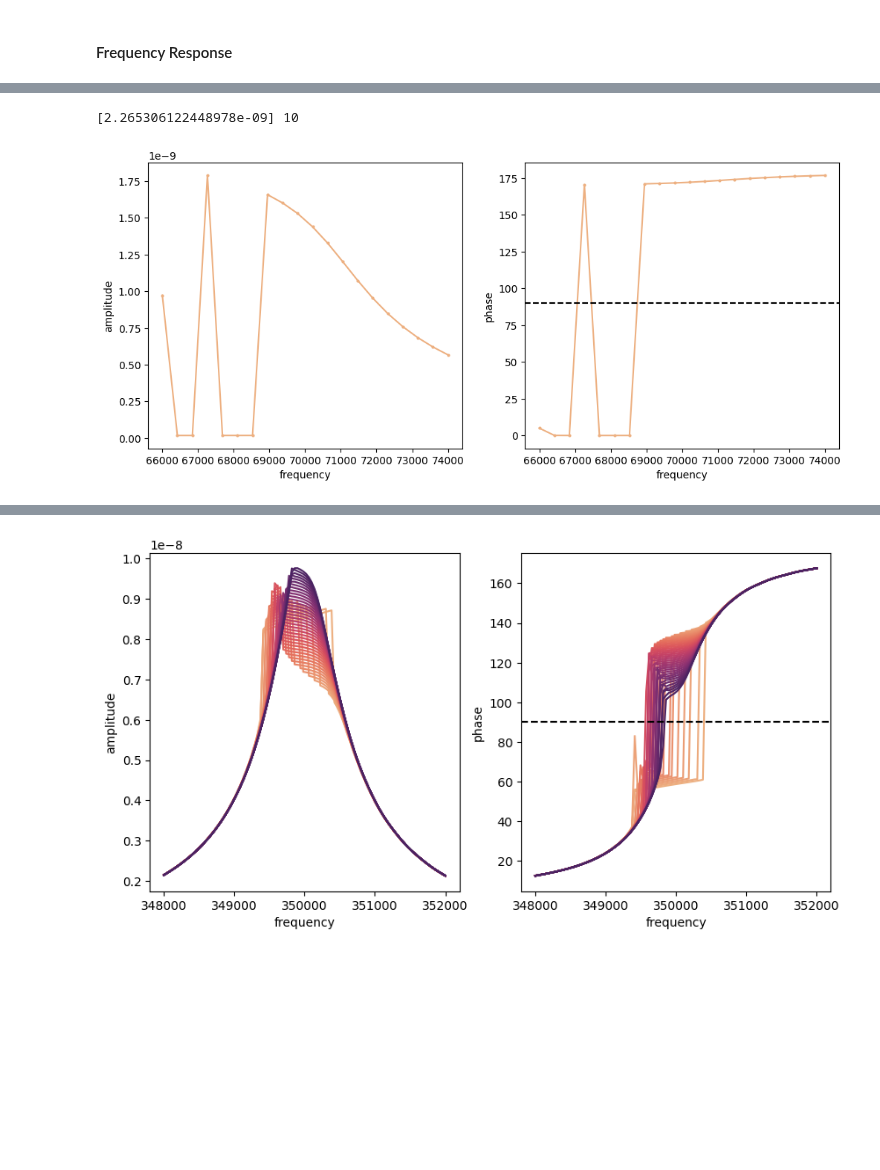
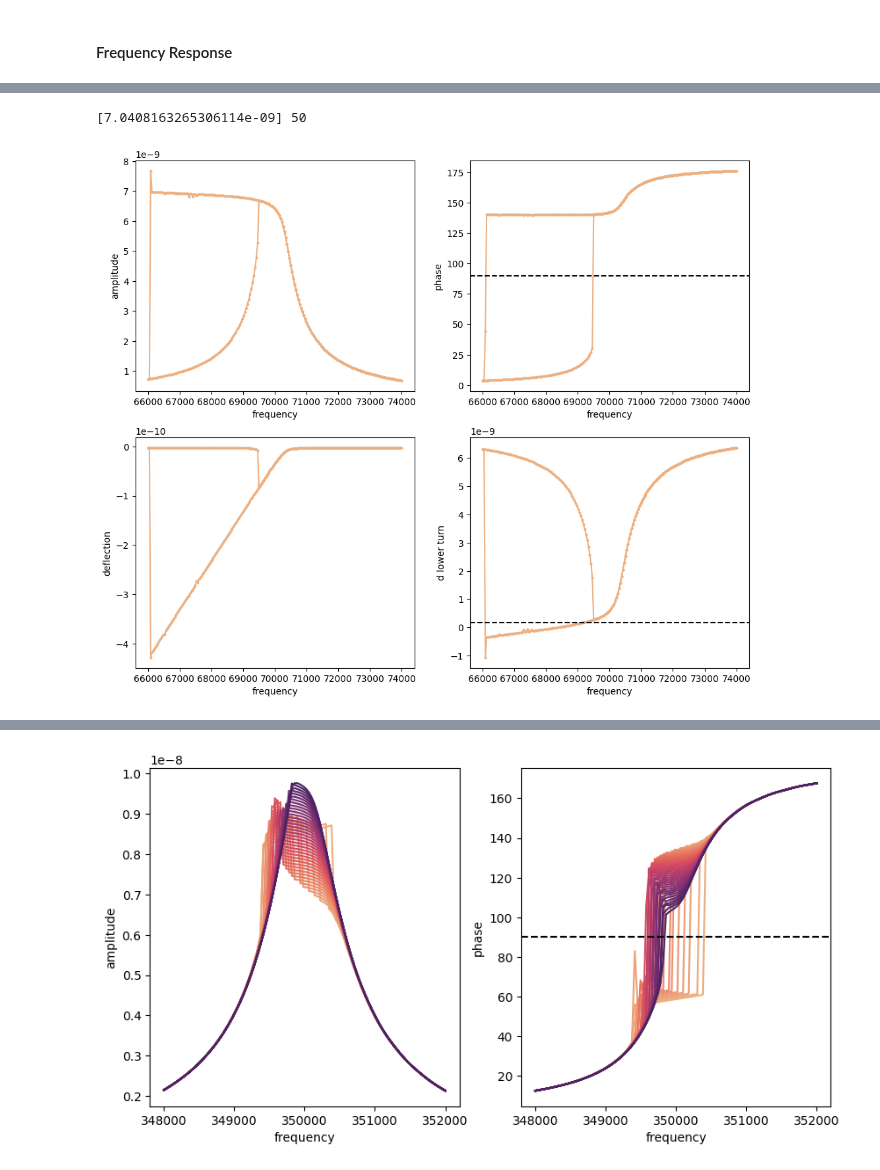
Before and after one commit to PranavSudersan/AFM-Dashboard, a Jupyter notebook: AFM Dashboard.ipynb, the cells around one changed output, grey strips where cells are left out. Cells and saved outputs as stored; diff of their text form; code cells hidden in the pictures; blank space fills up the shorter version.

```diff
--- a/AFM Dashboard.ipynb
+++ b/AFM Dashboard.ipynb
@@ -6442,26 +6535,35 @@ finished
 # %%
 # freqresp_datadict = simu_results
 d0_unique = freqresp_datadict['d'].unique()
-d0_select = [d0_unique[-2]] #[d0_unique[36]] d0_unique
+d0_select = [d0_unique[30]] #[d0_unique[36]] d0_unique
 print(d0_select, len(d0_unique))
 d0_selectind = freqresp_datadict['d'].isin(d0_select)
-fig3, ax3 = plt.subplots(1, 2, figsize=(12,5))
-sns.lineplot(data=freqresp_datadict[d0_selectind], x='frequency', y='amplitude', hue='d', palette='flare', sort=False, estimator=None, legend=False, ax=ax3[0], marker='.', markeredgewidth=0)
-sns.lineplot(data=freqresp_datadict[d0_selectind], x='frequency', y='phase', hue='d', palette='flare', sort=False, estimator=None, legend=False, ax=ax3[1], marker='.', markeredgewidth=0)
-ax3[1].axhline(90, linestyle='--', color='k')
+freqresp_df_filt = freqresp_datadict[d0_selectind]
+# freqresp_df_filt['d lower turn'] = freqresp_df_filt['d'] + freqresp_df_filt['deflection'] - freqresp_df_filt['amplitude']
+fig3, ax3 = plt.subplots(2, 2, figsize=(12,10))
+sns.lineplot(data=freqresp_df_filt, x='frequency', y='amplitude', hue='d', palette='flare',
+             sort=False, estimator=None, legend=False, ax=ax3[0][0], marker='.', markeredgewidth=0)
+sns.lineplot(data=freqresp_df_filt, x='frequency', y='phase', hue='d', palette='flare',
+             sort=False, estimator=None, legend=False, ax=ax3[0][1], marker='.', markeredgewidth=0)
+sns.lineplot(data=freqresp_df_filt, x='frequency', y='deflection', hue='d', palette='flare',
+             sort=False, estimator=None, legend=False, ax=ax3[1][0], marker='.', markeredgewidth=0)
+sns.lineplot(data=freqresp_df_filt, x='frequency', y='d lower turn', hue='d', palette='flare',
+             sort=False, estimator=None, legend=False, ax=ax3[1][1], marker='.', markeredgewidth=0)
+ax3[0][1].axhline(90, linestyle='--', color='k')
+ax3[1][1].axhline(a0, linestyle='--', color='k')
 # handles, labels = ax3[0].get_legend_handles_labels()
 # new_labels = [f"{float(label):.2e}" for label in labels]
 # ax3[0].legend(handles, new_labels, title = 'd')
 # sns.move_legend(ax3[0], "upper left", bbox_to_anchor=(2.3, 1))
 plt.show()
 
 # fig4, ax4 = plt.subplots(1, 2, figsize=(12,5))
 # sns.lineplot(data=freqresp_spectro, x='d', y='amplitude', legend=False, ax=ax4[0], marker='.')
 # sns.lineplot(data=freqresp_spectro, x='d', y='frequency', legend=False, ax=ax4[1], marker='.')
 # plt.show()
 # %% [output]
-[2.265306122448978e-09] 10
+[7.0408163265306114e-09] 50
-[figure, old version]
+[figure, new version]
 # %%
 # d0_unique = freqresp_datadict['d'].unique()
 # d0_select = [d0_unique[0], d0_unique[10]]
```
Also changed, not shown: parts of 8 cells of this notebook, 1 other file.
